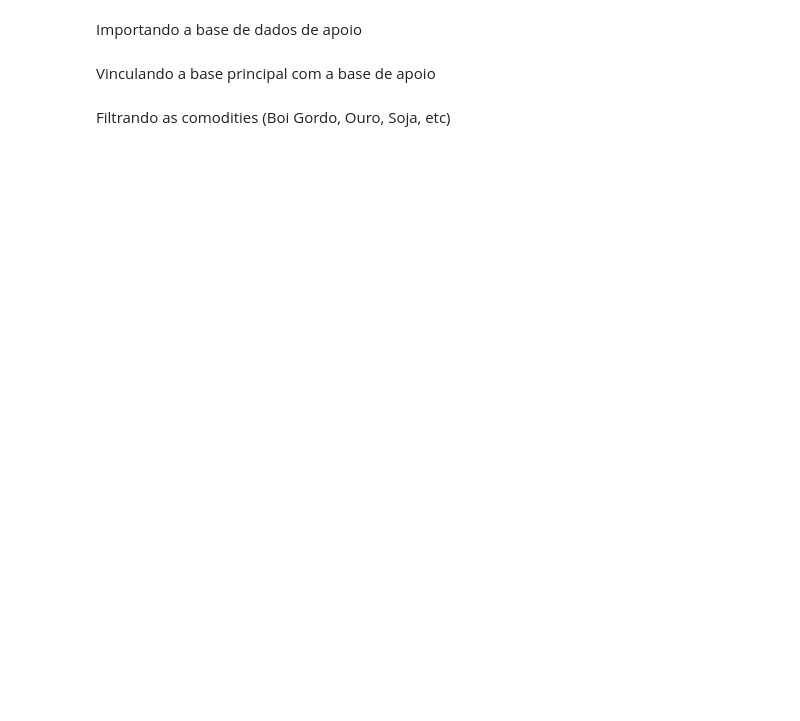
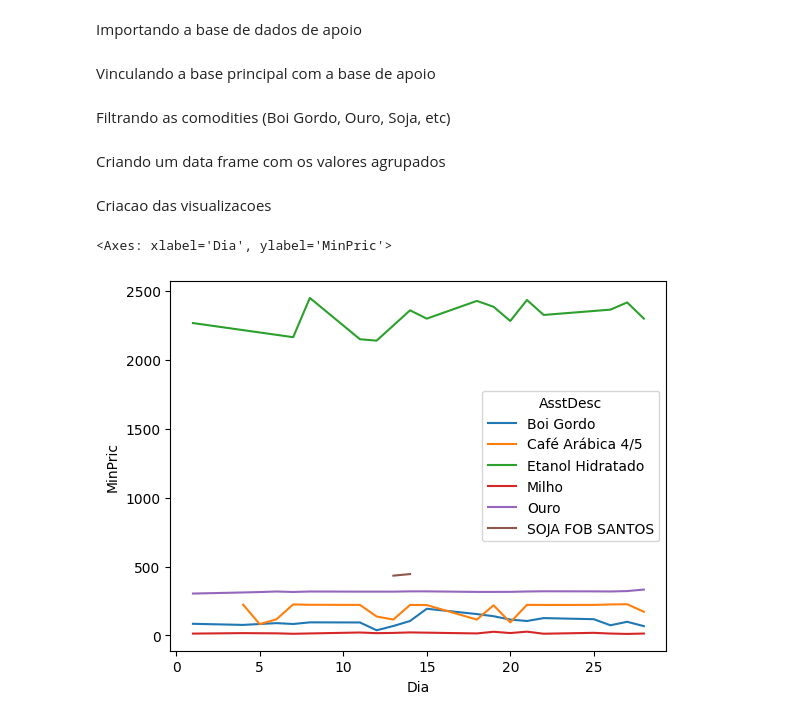
Before and after one commit to pcmassonjr/ProjetoAplicado, a Jupyter notebook: Aplicação/Projeto Aplicado - B3.ipynb, the cells around one changed output. Drawn from its saved outputs; the diff is of its cells as text; code cells hidden in the pictures; blank space fills up the shorter version.

```diff
--- a/Aplicação/Projeto Aplicado - B3.ipynb
+++ b/Aplicação/Projeto Aplicado - B3.ipynb
@@ -33,0 +37,5 @@ Base_Consolidada = pd.concat([base1, base2, base3, base4, base5, base6, base7, b
+# %%
+Base_Consolidada['MinPric'] = Base_Consolidada['MinPric'].str.replace(',', '.').astype(float)
+Base_Consolidada['MaxPric'] = Base_Consolidada['MaxPric'].str.replace(',', '.').astype(float)
+Base_Consolidada['TradAvrgPric'] = Base_Consolidada['TradAvrgPric'].str.replace(',', '.').astype(float)
+Base_Consolidada['LastPric'] = Base_Consolidada['LastPric'].str.replace(',', '.').astype(float)
@@ -33,0 +44,2 @@ Base_Consolidada = pd.concat([base1, base2, base3, base4, base5, base6, base7, b
+# %%
+Base_Consolidada['RptDt'] = pd.to_datetime(Base_Consolidada['RptDt'], format='%d/%m/%Y')
@@ -33,0 +48,4 @@ Base_Consolidada = pd.concat([base1, base2, base3, base4, base5, base6, base7, b
+# %%
+Base_Consolidada['Dia'] = Base_Consolidada['RptDt'].dt.day
+Base_Consolidada['Mes'] = Base_Consolidada['RptDt'].dt.month
+Base_Consolidada['Ano'] = Base_Consolidada['RptDt'].dt.year
@@ -43,3 +77,14 @@ Base_Final = pd.merge(Base_Consolidada, Base_Apoio, on= 'TckrSymb')
 Filtrando as comodities (Boi Gordo, Ouro, Soja, etc)
 # %%
 Base_Final_Filtrada = Base_Final[Base_Final['Asst'].isin(['BGI', 'ICF', 'ETH', 'CCM', 'OZ1', 'SOY'])]
+# %% [markdown]
+Criando um data frame com os valores agrupados
+# %%
+Base_Agrupada = Base_Final_Filtrada.groupby(['Dia', 'AsstDesc']).agg({'MinPric': 'mean', 'MaxPric': 'mean', 'TradAvrgPric': 'mean'})
+# %% [markdown]
+Criacao das visualizacoes
+# %%
+sns.lineplot(data=Base_Agrupada, x='Dia', y='MinPric', hue='AsstDesc')
+# %% [output]
+<Axes: xlabel='Dia', ylabel='MinPric'>
+[figure, added]
```
Also changed, not shown: parts of 5 cells of this notebook.
